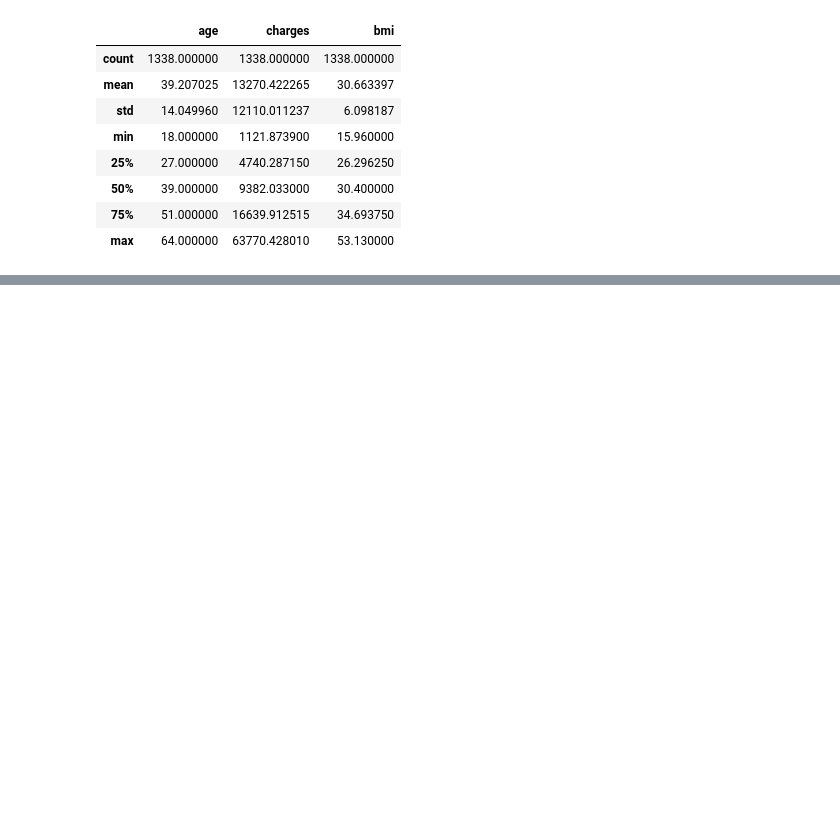
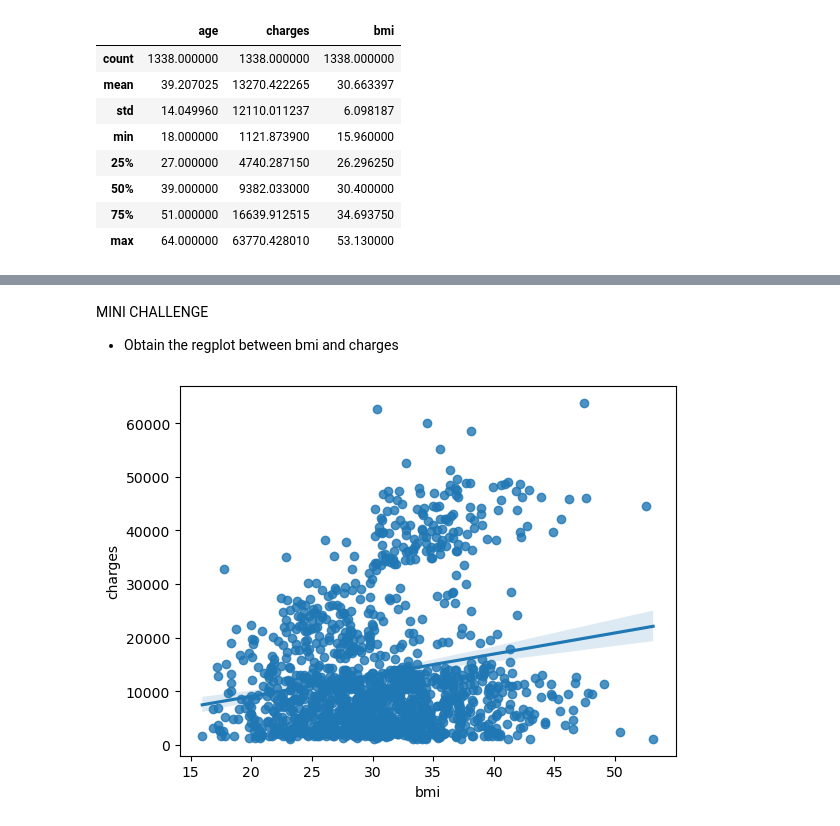
Before and after one commit to RomanRosa/medical_insurance_premium_prediction, a Jupyter notebook: medical_insurance_prediction.ipynb, the cells around one changed output, grey strips where cells are left out. Saved outputs shown, nothing was run; the diff lists cells and outputs as text; code cells hidden in the pictures; blank space fills up the shorter version.

```diff
--- a/medical_insurance_prediction.ipynb
+++ b/medical_insurance_prediction.ipynb
@@ -259,0 +284,8 @@ insurance_df_.describe()
+# %% [markdown]
+MINI CHALLENGE
+- Obtain the regplot between bmi and charges
+# %%
+sns.regplot(x = 'bmi', y = 'charges', data = insurance_df)
+plt.show()
+# %% [output]
+[figure, added]
```
Also changed, not shown: parts of 11 cells of this notebook.
